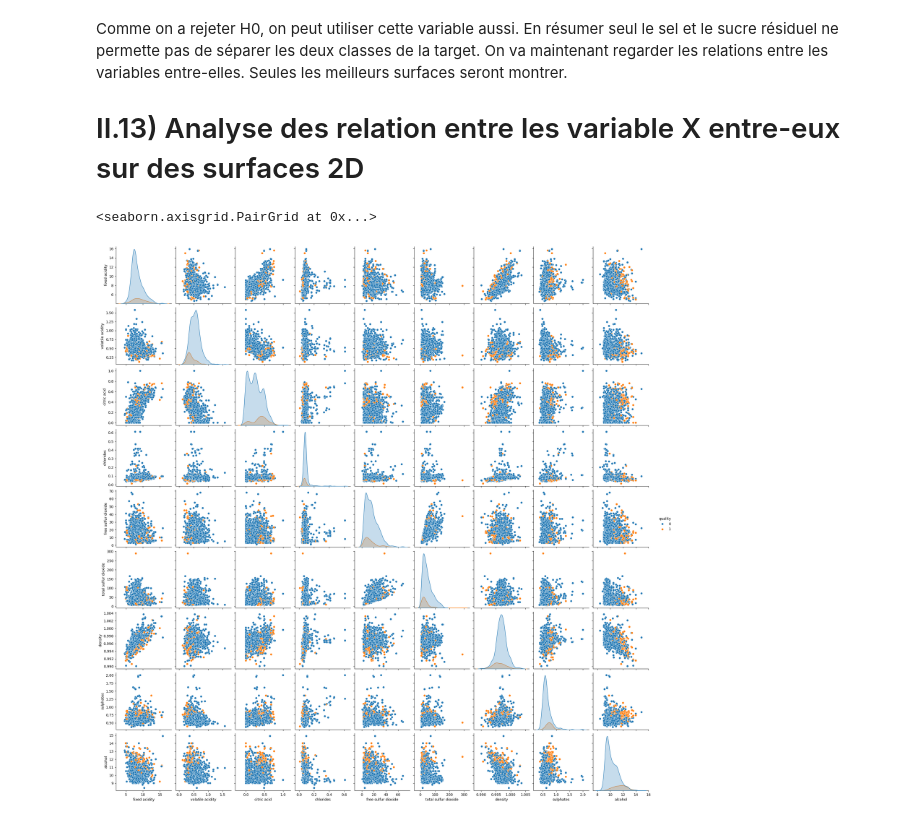
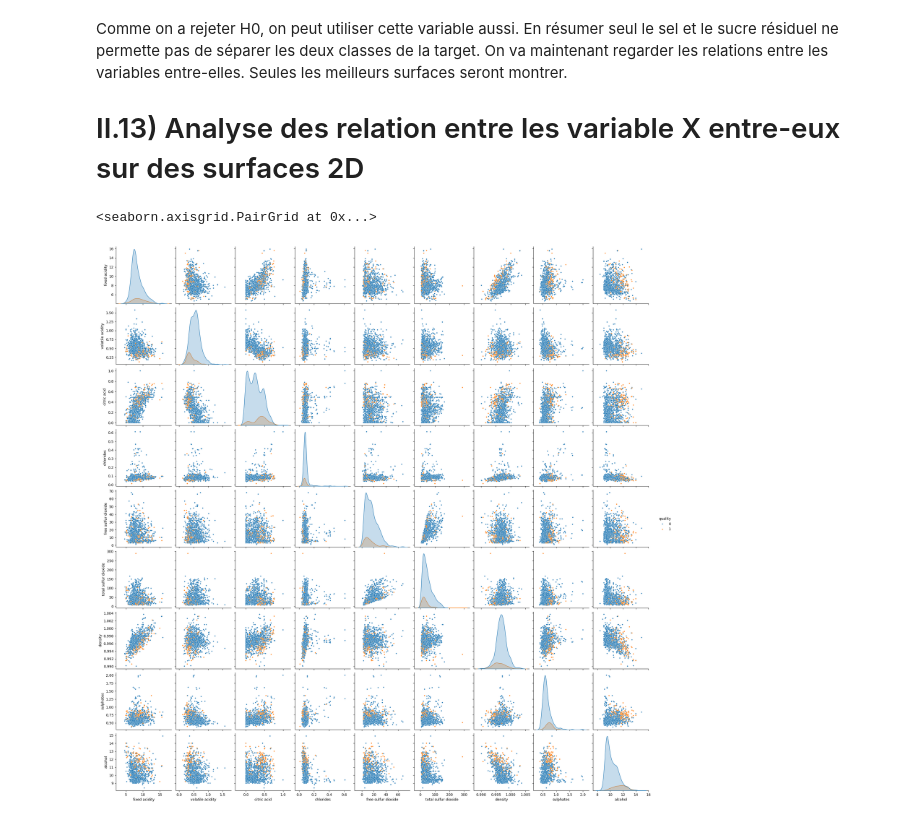
Before and after one commit to fmazur57u/WineQualityPrediction, a Jupyter notebook: winePrediction.ipynb, the cells around one changed output. Drawn from its saved outputs; the diff is of its cells as text; code cells hidden in the pictures.

```diff
--- a/winePrediction.ipynb
+++ b/winePrediction.ipynb
@@ -891,12 +901,9 @@ Comme on a rejeter H0, on peut utiliser cette variable aussi. En résumer seul l
 # %%
 train_set_binarisé_copy = train_set_binarisé.copy()
 train_set_binarisé_copy.drop(["residual sugar", "pH"], axis=1, inplace=True)
 
-sns.pairplot(
-    data=train_set_binarisé_copy,
-    hue="quality",
-)
+sns.pairplot(data=train_set_binarisé_copy, hue="quality", plot_kws={"s": 10})
 # %% [output]
 <seaborn.axisgrid.PairGrid at 0x...>
-[figure, old version]
+[figure, new version]
 # %% [markdown]
```
Also changed, not shown: parts of 25 cells of this notebook.
